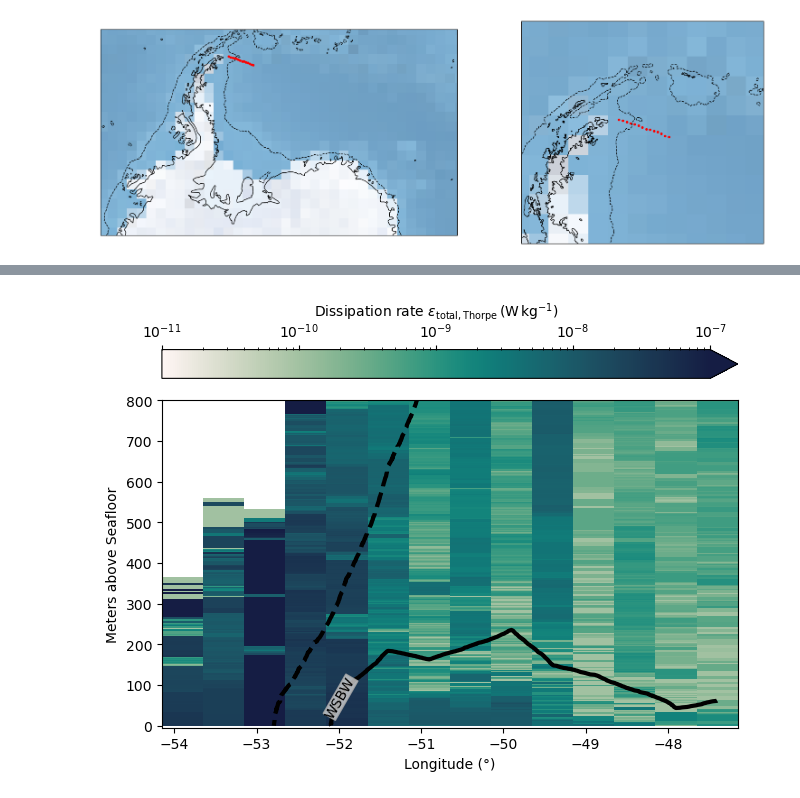
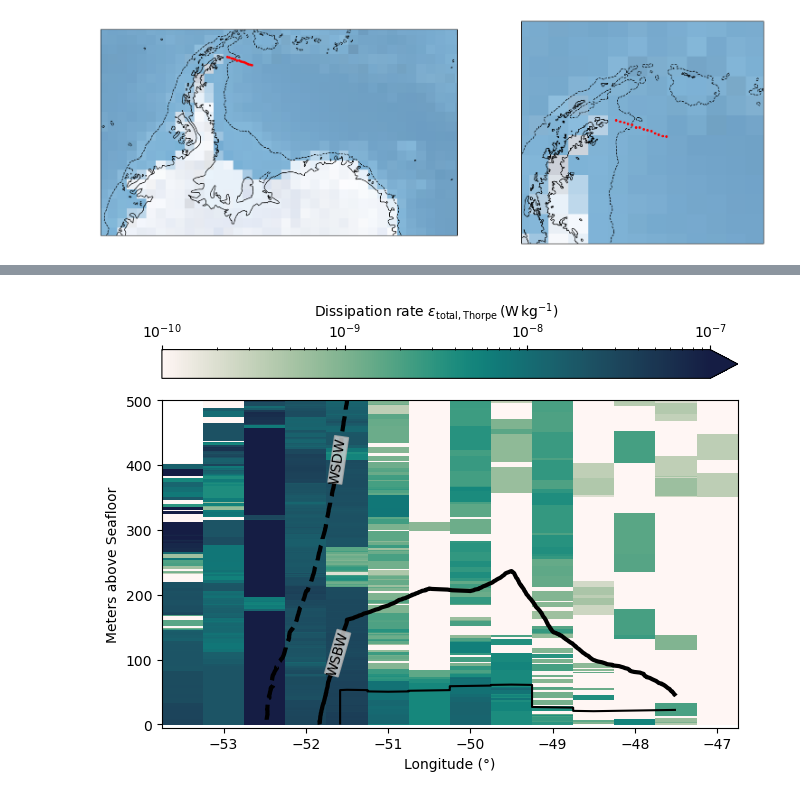
Before and after one commit to opinner/Pinner_et_al_2024, a Jupyter notebook: derived_data/examples.ipynb, the cells around one changed output, grey strips where cells are left out. Saved outputs shown, nothing was run; the diff lists cells and outputs as text; code cells hidden in the pictures.

```diff
--- a/derived_data/examples.ipynb
+++ b/derived_data/examples.ipynb
@@ -83,6 +83,10 @@ mpp = ax.pcolormesh(
 )
 cb = plt.colorbar(mpp, ax=ax, location="top", extend = "min")
 cb.set_label(r"Neutral Density $\gamma^n\,$(kg$\,$m$^{-3}$)")
+
+binned_regions = pd.read_csv("../scripts/preprocessing/method_results/binned_regions.csv", index_col=0)
+binned_regions.columns = binned_regions.columns.astype("float") #convert column names from strings to floats
+binned_regions = binned_regions.iloc[0:600]
 
 def draw_water_mass_boundaries(axis):
     water_mass_boundaries = [28.26, 28.40]
@@ -114,6 +118,16 @@ def draw_water_mass_boundaries(axis):
     # adjust bboxes for better readability
     [txt.set_bbox(dict(facecolor='lightgrey', alpha = 0.8, edgecolor='darkgrey', boxstyle="round", pad=0)) for txt in clabels]
 
+    levels = [2.5,3.5]  # Border between IL and BL
+    axis.contour(
+        binned_regions.columns,
+        binned_regions.index,
+        binned_regions.values,
+        levels=levels,
+        colors="k",
+        zorder=10
+    )
+
 draw_water_mass_boundaries(ax)
 ax.set_ylim(-5,800)
 ax.set_xlabel("Longitude (°)")
@@ -142,21 +155,21 @@ binned_thorpe_dissipation
 # %%
 fig, ax = plt.subplots(1, layout = "constrained")
 cmap = cmocean.cm.tempo
 mpp = ax.pcolormesh(
     binned_thorpe_dissipation.columns,
     binned_thorpe_dissipation.index,
     binned_thorpe_dissipation,
-    norm=mcolors.LogNorm(vmin=1e-11, vmax=1e-7),
+    norm=mcolors.LogNorm(vmin=1e-10, vmax=1e-7),
     cmap=cmap,
 )
-ax.set_ylim(-5,800)
+ax.set_ylim(-5,500)
 cb = plt.colorbar(mpp, ax=ax, location="top", extend = "max")
 cb.set_label(r"Dissipation rate $\varepsilon_{\mathrm{total, Thorpe}}\,$(W$\,$kg$^{-1}$)")
 draw_water_mass_boundaries(ax)
 ax.set_xlabel("Longitude (°)")
 ax.set_ylabel("Meters above Seafloor");
 # %% [output]
-[figure, old version]
+[figure, new version]
 # %%
 binned_finestructure_dissipation = pd.read_csv("./binned_finestructure_dissipation.csv", index_col = 0)
 binned_finestructure_dissipation.columns = binned_finestructure_dissipation.columns.astype("float") #convert column names from strings to floats
```
Also changed, not shown: parts of 8 cells of this notebook, 19 other files.
